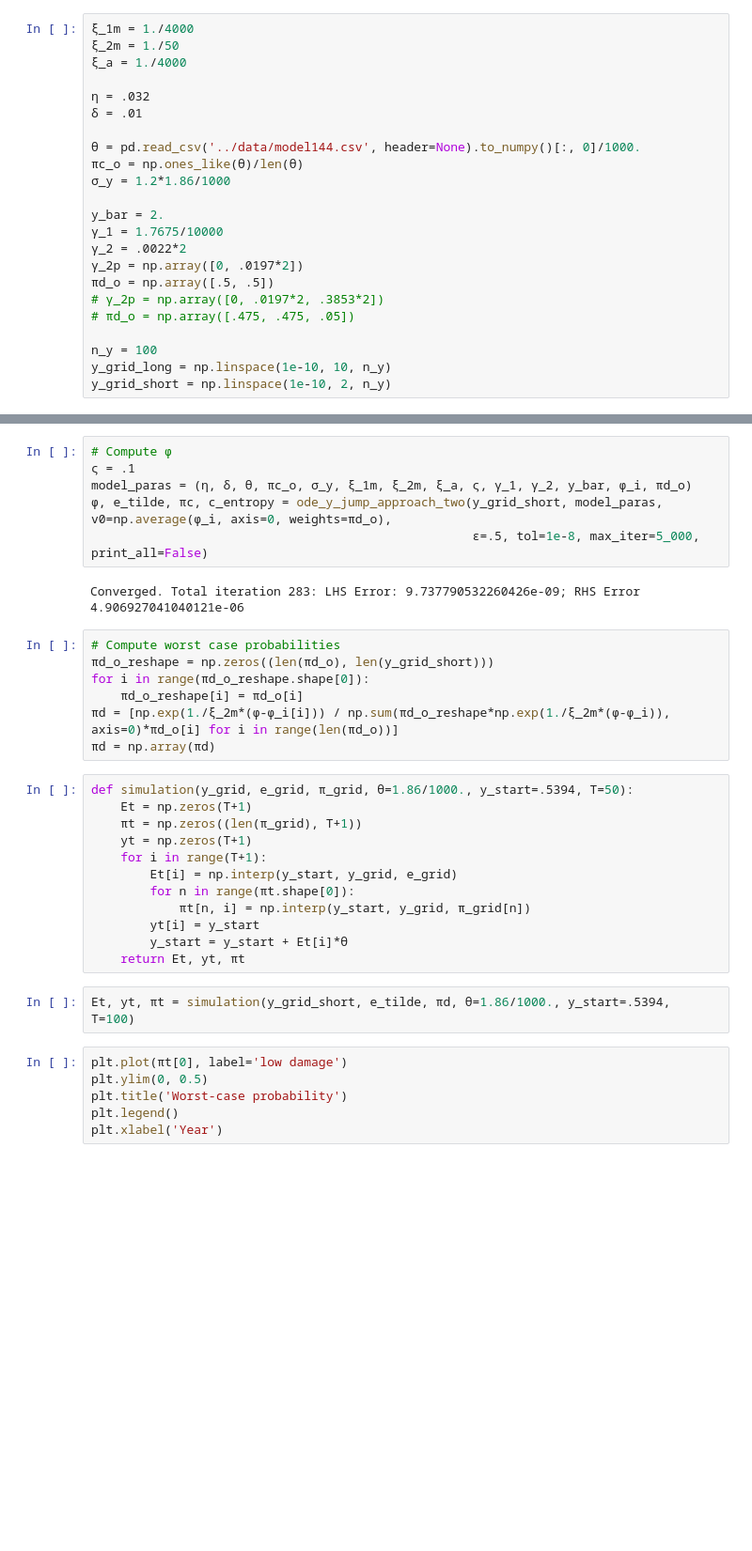
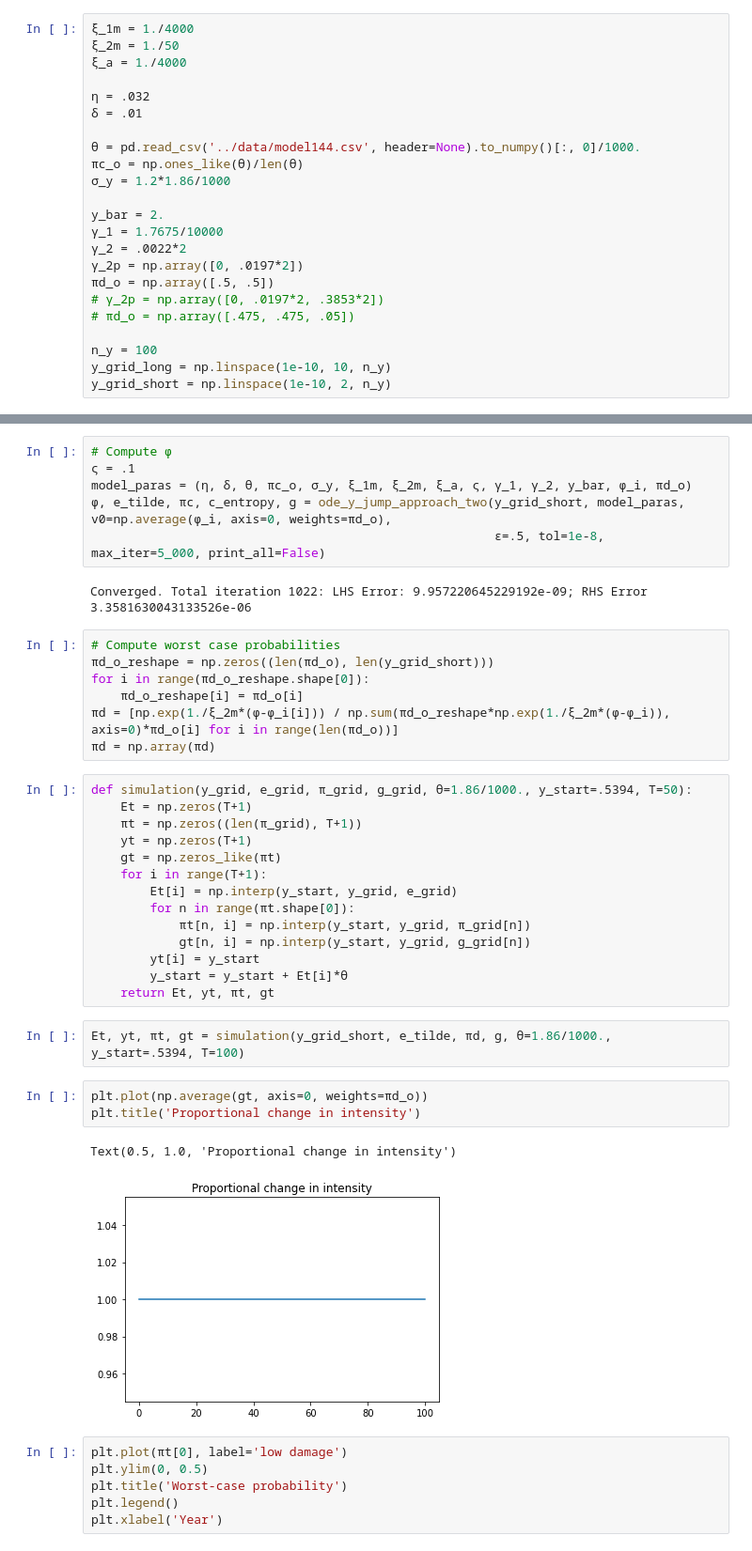
Before and after one commit to lphansen/ClimateUncertaintySpillover, a Jupyter notebook: notebook/ode_jump_approach_two.ipynb, the cells around one changed output, grey strips where cells are left out. Shown at 94% size. Drawn from its saved outputs; the diff is of its cells as text; blank space fills up the shorter version.

```diff
--- a/notebook/ode_jump_approach_two.ipynb
+++ b/notebook/ode_jump_approach_two.ipynb
@@ -97,10 +97,10 @@ Converged. Total iteration 2111: LHS Error: 9.987726881655057e-09; RHS Error 4.6
 # Compute ϕ
 ς = .1
 model_paras = (η, δ, θ, πc_o, σ_y, ξ_1m, ξ_2m, ξ_a, ς, γ_1, γ_2, y_bar, ϕ_i, πd_o)
-ϕ, e_tilde, πc, c_entropy = ode_y_jump_approach_two(y_grid_short, model_paras, v0=np.average(ϕ_i, axis=0, weights=πd_o),
-                                                    ϵ=.5, tol=1e-8, max_iter=5_000, print_all=False)
+ϕ, e_tilde, πc, c_entropy, g = ode_y_jump_approach_two(y_grid_short, model_paras, v0=np.average(ϕ_i, axis=0, weights=πd_o),
+                                                       ϵ=.5, tol=1e-8, max_iter=5_000, print_all=False)
 # %% [output]
-Converged. Total iteration 283: LHS Error: 9.737790532260426e-09; RHS Error 4.906927041040121e-06
+Converged. Total iteration 1022: LHS Error: 9.957220645229192e-09; RHS Error 3.3581630043133526e-06
 # %%
 # Compute worst case probabilities
 πd_o_reshape = np.zeros((len(πd_o), len(y_grid_short)))
@@ -109,19 +109,27 @@ for i in range(πd_o_reshape.shape[0]):
 πd = [np.exp(1./ξ_2m*(ϕ-ϕ_i[i])) / np.sum(πd_o_reshape*np.exp(1./ξ_2m*(ϕ-ϕ_i)), axis=0)*πd_o[i] for i in range(len(πd_o))]
 πd = np.array(πd)
 # %%
-def simulation(y_grid, e_grid, π_grid, θ=1.86/1000., y_start=.5394, T=50):
+def simulation(y_grid, e_grid, π_grid, g_grid, θ=1.86/1000., y_start=.5394, T=50):
     Et = np.zeros(T+1)
     πt = np.zeros((len(π_grid), T+1))
     yt = np.zeros(T+1)
+    gt = np.zeros_like(πt)
     for i in range(T+1):
         Et[i] = np.interp(y_start, y_grid, e_grid)
         for n in range(πt.shape[0]):
             πt[n, i] = np.interp(y_start, y_grid, π_grid[n])
+            gt[n, i] = np.interp(y_start, y_grid, g_grid[n])
         yt[i] = y_start
         y_start = y_start + Et[i]*θ
-    return Et, yt, πt
+    return Et, yt, πt, gt
 # %%
-Et, yt, πt = simulation(y_grid_short, e_tilde, πd, θ=1.86/1000., y_start=.5394, T=100)
+Et, yt, πt, gt = simulation(y_grid_short, e_tilde, πd, g, θ=1.86/1000., y_start=.5394, T=100)
+# %%
+plt.plot(np.average(gt, axis=0, weights=πd_o))
+plt.title('Proportional change in intensity')
+# %% [output]
+Text(0.5, 1.0, 'Proportional change in intensity')
+[figure, added]
 # %%
 plt.plot(πt[0], label='low damage')
 plt.ylim(0, 0.5)
```
Also changed, not shown: parts of 2 cells of this notebook, 20 other files.
